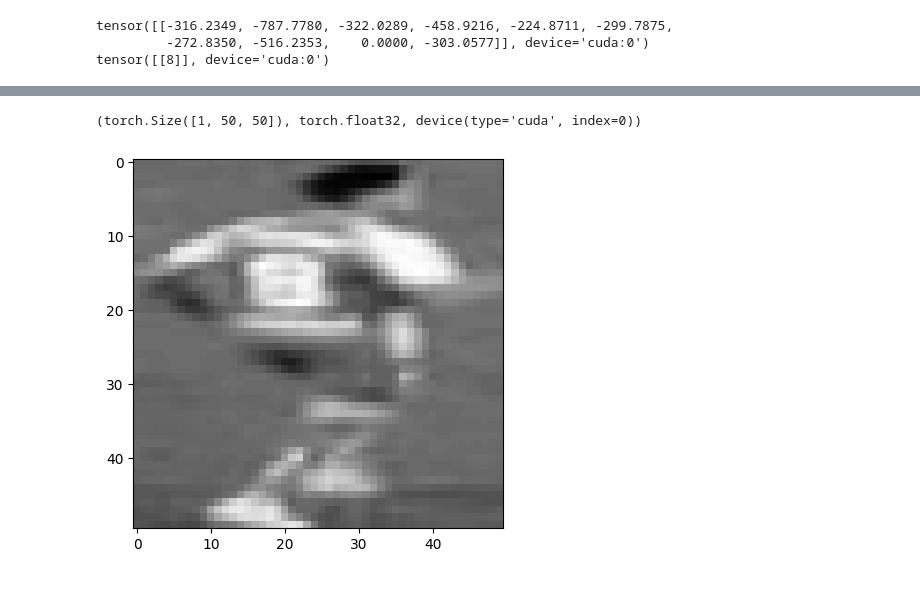
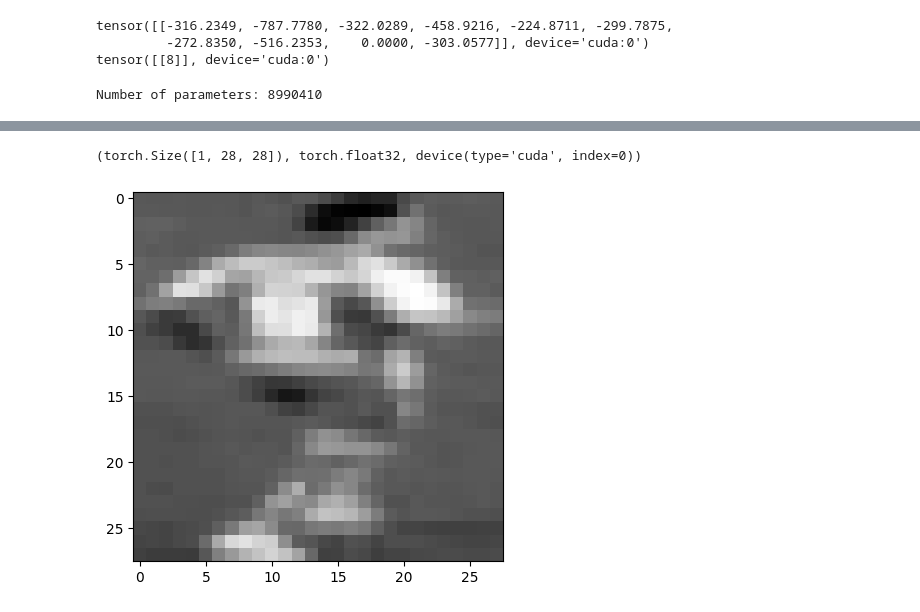
Before and after one commit to chrenx/eecs545-sn-jersey, a Jupyter notebook: develop_kit.ipynb, the cells around one changed output, grey strips where cells are left out. Cells and saved outputs as stored; diff of their text form; code cells hidden in the pictures.

```diff
--- a/develop_kit.ipynb
+++ b/develop_kit.ipynb
@@ -118,6 +118,11 @@ with torch.no_grad():
 tensor([[-316.2349, -787.7780, -322.0289, -458.9216, -224.8711, -299.7875,
          -272.8350, -516.2353,    0.0000, -303.0577]], device='cuda:0')
 tensor([[8]], device='cuda:0')
+# %%
+total_params = sum(p.numel() for p in model.parameters())
+print(f"Number of parameters: {total_params}")
+# %% [output]
+Number of parameters: 8990410
 # %%
 from model.mnist_network import MnistDistorted28
 
@@ -152,36 +157,36 @@ transform = transforms.Compose([
     # transforms.Resize((250, 250)),
     # transforms.Pad(80),
     transforms.ColorJitter(brightness=0.05, contrast=0.05, saturation=0.05, hue=0.05),
     transforms.Grayscale(1),
     # transforms.RandomRotation(10),
     # transforms.RandomAffine(5),
     # transforms.RandomPerspective(distortion_scale=0.65, p=0.8),
     # transforms.ElasticTransform(),
     # transforms.GaussianBlur(kernel_size=(3,3)),
-    transforms.Resize((50,50)),
+    transforms.Resize((28,28)),
 
     # convert the image to a pytorch tensor
     # transforms.ToTensor(),
 
 # # normalise the images with mean and std of the dataset
 # transforms.Normalize((0.1307,), (0.3081,))
 ])
 img_dir = "data/jersey-2023/train/images/6/6_350.jpg"   # 8
 # img_dir = "data/jersey-2023/train/images/9/9_51.jpg"    # -1
 # img_dir = "data/jersey-2023/train/images/2/2_8.jpg"   #   27
 # img_dir = "data/jersey-2023/train/images/6/6_345.jpg"  # 8
 # img_dir = "data/jersey-2023/train/images/10/10_26.jpg"  # 3
 # img_dir = "data/jersey-2023/train/images/20/20_201.jpg"  # 4
 
 ori_img = read_image(img_dir)
 img = transform(ori_img)
 img = img.float()
 plt.imshow(img.permute(1,2,0), cmap='gray')
 img = img.to(device)
 img.shape, img.dtype, img.device
 # %% [output]
-(torch.Size([1, 50, 50]), torch.float32, device(type='cuda', index=0))
+(torch.Size([1, 28, 28]), torch.float32, device(type='cuda', index=0))
-[figure, old version]
+[figure, new version]
 # %%
 mnist_distorted28.eval()
 with torch.no_grad():
```
Also changed, not shown: parts of 8 cells of this notebook.
